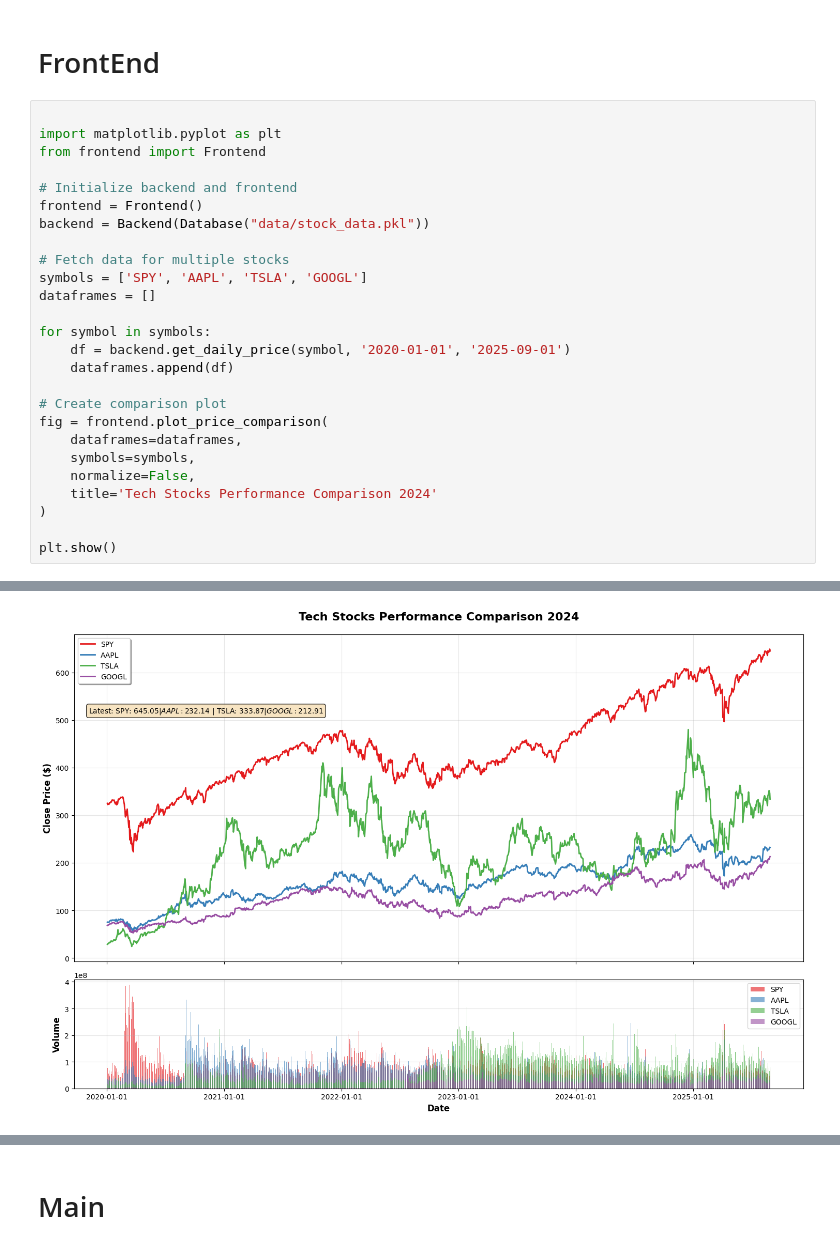
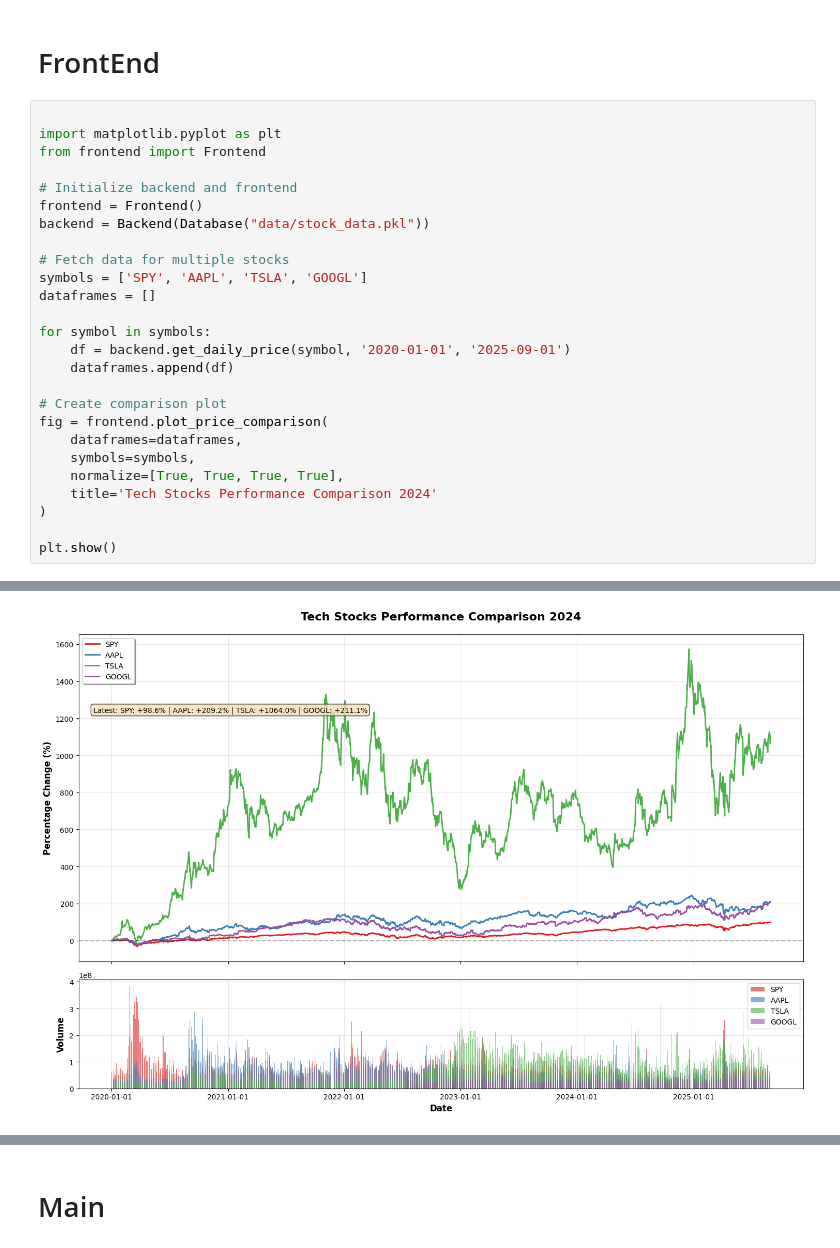
Before and after one commit to farrellsc/StockAnalysis, a Jupyter notebook: playground.ipynb, the cells around one changed output, grey strips where cells are left out. Drawn from its saved outputs; the diff is of its cells as text.

```diff
--- a/playground.ipynb
+++ b/playground.ipynb
@@ -311,7 +308,7 @@ for symbol in symbols:
 fig = frontend.plot_price_comparison(
     dataframes=dataframes,
     symbols=symbols,
-    normalize=False,
+    normalize=[True, True, True, True],
     title='Tech Stocks Performance Comparison 2024'
 )
 
@@ -339 +334 @@ plt.show()
-[figure, old version]
+[figure, new version]
```
Also changed, not shown: parts of 6 cells of this notebook, 3 other files.
